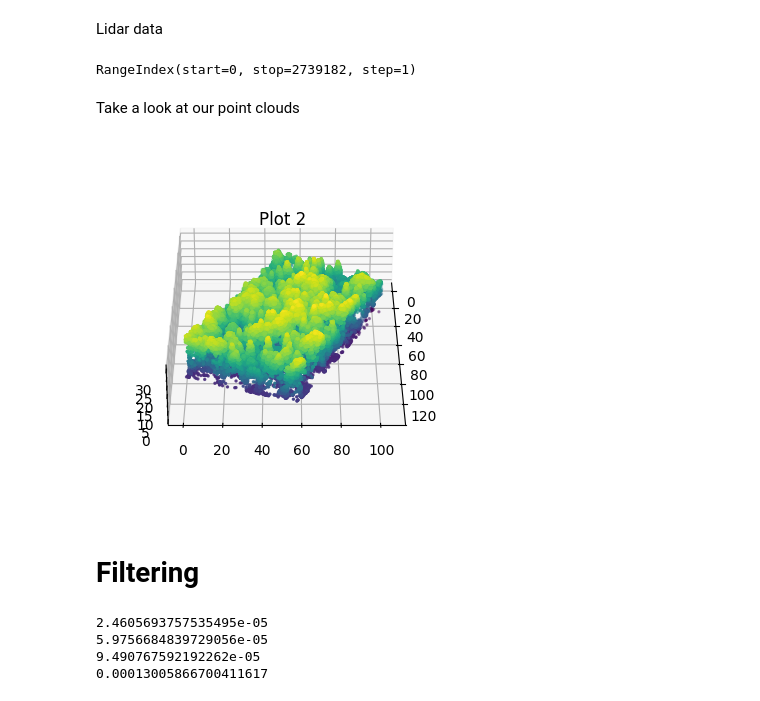
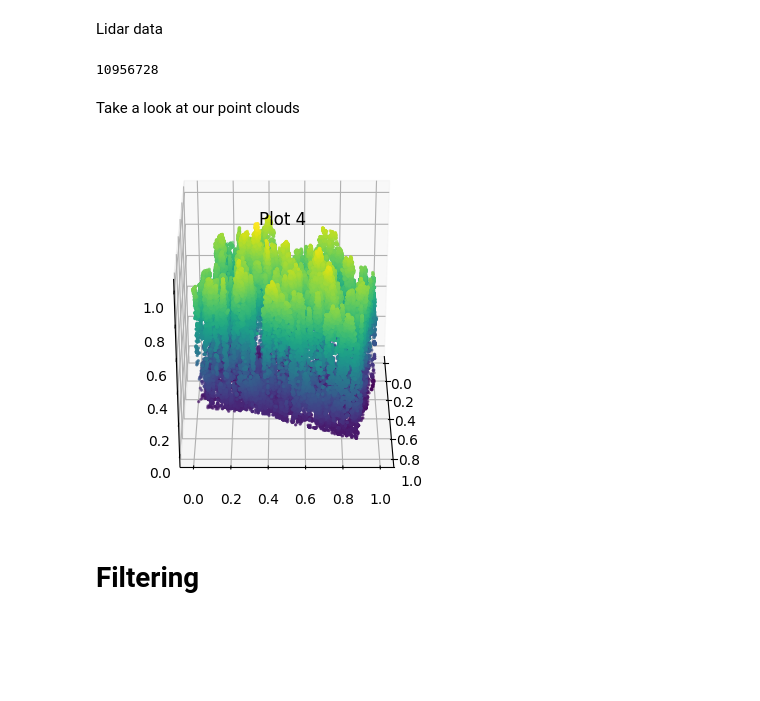
Before and after one commit to andreunilux/LIDAR-Based-Tree-Detection, a Jupyter notebook: Project3.ipynb, the cells around one changed output. Saved outputs shown, nothing was run; the diff lists cells and outputs as text; code cells hidden in the pictures; blank space fills up the shorter version.

```diff
--- a/Project3.ipynb
+++ b/Project3.ipynb
@@ -40,94 +43,45 @@ def load_lidar():
     for i in range(1,11):
         temp = laspy.read(data+"/als/plot_"+ "0"*(2-len(str(i))) + str(i) + ".las").xyz
         tempdf = pd.DataFrame(temp)
+        tempdf = tempdf.rename(columns={0: "x", 1: "y", 2: "z"})
+        tempdf = (tempdf-tempdf.min())/(tempdf.max()-tempdf.min())      #linear normalisation to [0,1] of all coordinates
         tempdf["plot"] = i
-        tempdf = tempdf.rename(columns={0: "x", 1: "y", 2: "z"})
         if i == 1:
-            lidardf = tempdf
+            lidardf = tempdf.copy()
         else:
-            lidardf = pd.concat([lidardf,tempdf],ignore_index= True)
+            lidardf = pd.concat([lidardf,tempdf],ignore_index= True).copy()
+        del tempdf
     return(lidardf)
 
 lidardf = load_lidar()
+lidardf.size
 # %% [output]
-RangeIndex(start=0, stop=2739182, step=1)
+10956728
 # %% [markdown]
 Take a look at our point clouds
 # %%
 def plot_3d_cloud(df,i):
     #plot1 = laspy.read(data+"/als/plot_"+ "0"*(2-len(str(i))) + str(i) + ".las").xyz
     plot = df.loc[df["plot"] == i]
     plot = plot.drop(columns=['plot']).to_numpy()
     plot -= plot.min(axis=0, keepdims=True)
 
     fig = plt.figure(figsize=(10, 5))
     ax = fig.add_subplot(1, 2, 1, projection="3d")
 
     ax.scatter(
         *plot.swapaxes(0, 1),
         c=plot[:, 2],
         s=2,
     )
 
     ax.view_init(elev=30, azim=0)
 
     ax.set_title("Plot " + str (i), y=0.83)
 
     ax.set_aspect("equal")
-plot_3d_cloud(lidardf,2)
+plot_3d_cloud(lidardf,4)
 # %% [output]
-[figure, old version]
+[figure, new version]
 # %% [markdown]
 # Filtering
-# %%
-def distance(p1,p2):
-    return(math.sqrt(((p2[0] - p1[0])**2) + ((p2[1] - p1[1])**2) + ((p2[2] - p1[2])**2)))
-
-
-def num_neigh(i,l):
-    num = 0
-    for el in l:
-        if i in el:
-            num += 1
-    return(num)
-
-def neighbourlist(df,plotnum,r):
-    points = df.loc[df["plot"] == plotnum]
-    indexes = np.asarray(points.index)
-    points = points.to_numpy()
-    temp = []
-    firstindex = np.asarray(indexes)[0]
-    for i in indexes:
-        if (i)%10 == 0:
-            print(str((i-firstindex)/len(indexes)))
-        for j in indexes:
-            if i < j:
-                d = distance(np.asarray(lidardf.loc[i]),np.asarray(lidardf.loc[j]))
-                if d < r:
-                    temp += [[i,j]]
-    res = [num_neigh(i,temp) for i in indexes]
-    return(res)
-
-def load_filter(a):
-    df = load_lidar()
-
-    #Filter out lower a quantile, where the quantiles are computed plot per plot
-    #Otherwise, if the ground level is not the same for each plot we remove
-    #inequally between the different plots
-
-    for i in df["plot"].unique():
-        Q = df.loc[df["plot"] == i].quantile(a)                 #compute quantile of plot
-        zQ = Q["z"]                                             #keep only height quantile
-        df = df.loc[-((df["z"] < zQ) & (df["plot"] == i))]      #remove low points from selected plot
-
-    #--------------
-
-    return(df)
-
-lidardf = load_filter(0.2)
-print(neighbourlist(lidardf,2,1))
-# %% [output]
-2.4605693757535495e-05
-5.9756684839729056e-05
-9.490767592192262e-05
-0.00013005866700411617
```
Also changed, not shown: parts of 3 cells of this notebook.
